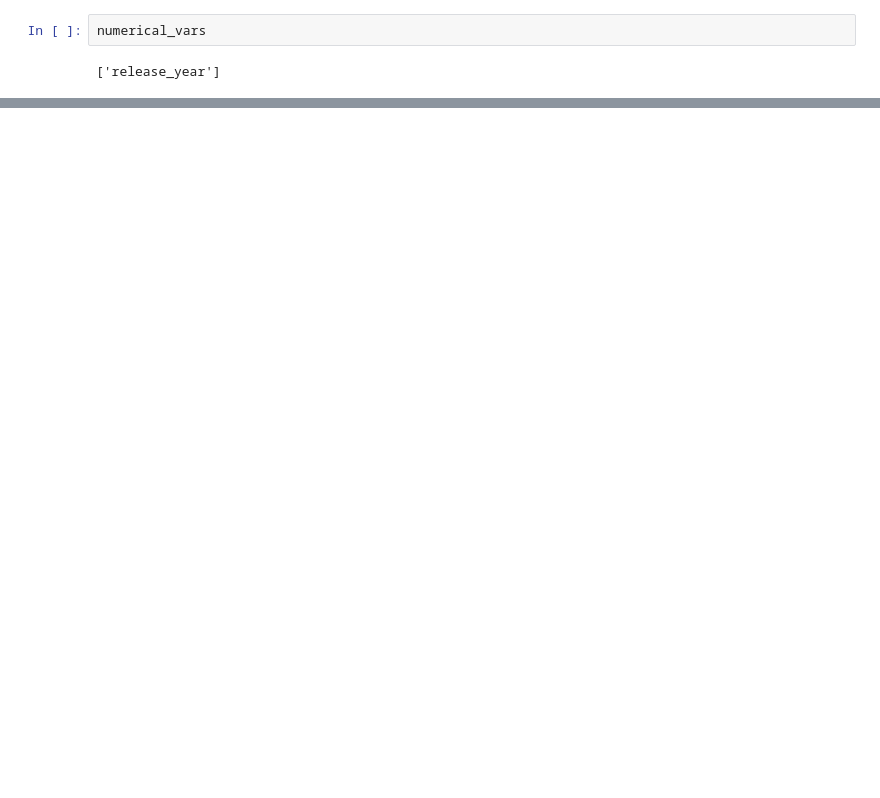
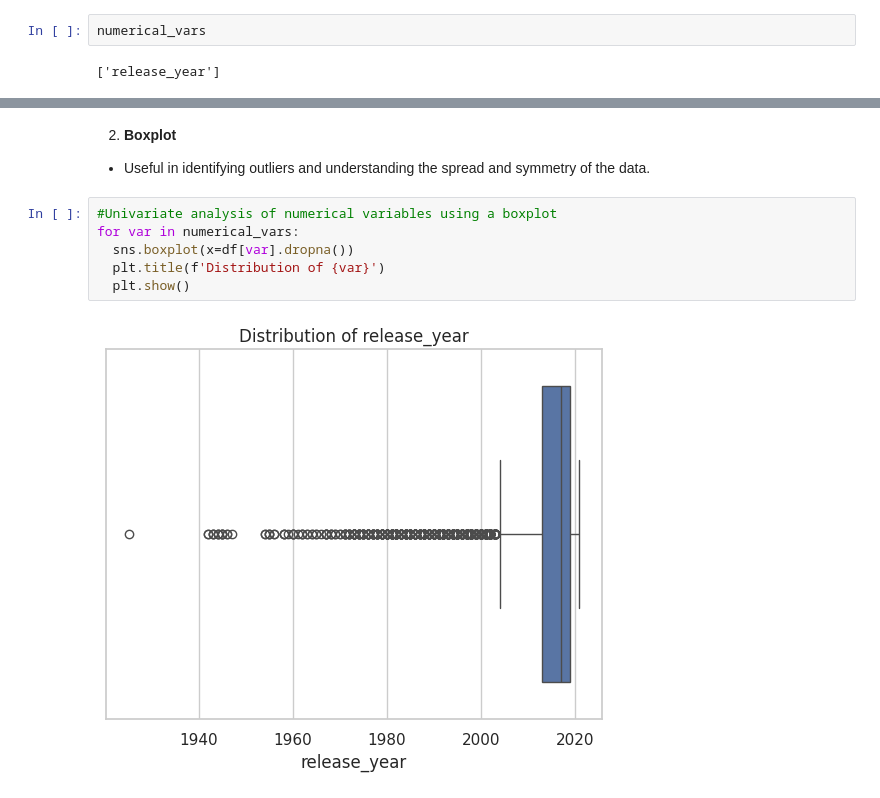
Before and after one commit to StacyChebet/Netflix-EDA, a Jupyter notebook: Netflix_Exploratory_Data_Analysis.ipynb, the cells around one changed output, grey strips where cells are left out. Cells and saved outputs as stored; diff of their text form; blank space fills up the shorter version.

```diff
--- a/Netflix_Exploratory_Data_Analysis.ipynb
+++ b/Netflix_Exploratory_Data_Analysis.ipynb
@@ -265,0 +296,11 @@ for var in numerical_vars:
+# %% [markdown]
+2. **Boxplot**
+- Useful in identifying outliers and understanding the spread and symmetry of the data.
+# %%
+#Univariate analysis of numerical variables using a boxplot
+for var in numerical_vars:
+  sns.boxplot(x=df[var].dropna())
+  plt.title(f'Distribution of {var}')
+  plt.show()
+# %% [output]
+[figure, added]
```
Also changed, not shown: parts of 14 cells of this notebook.
